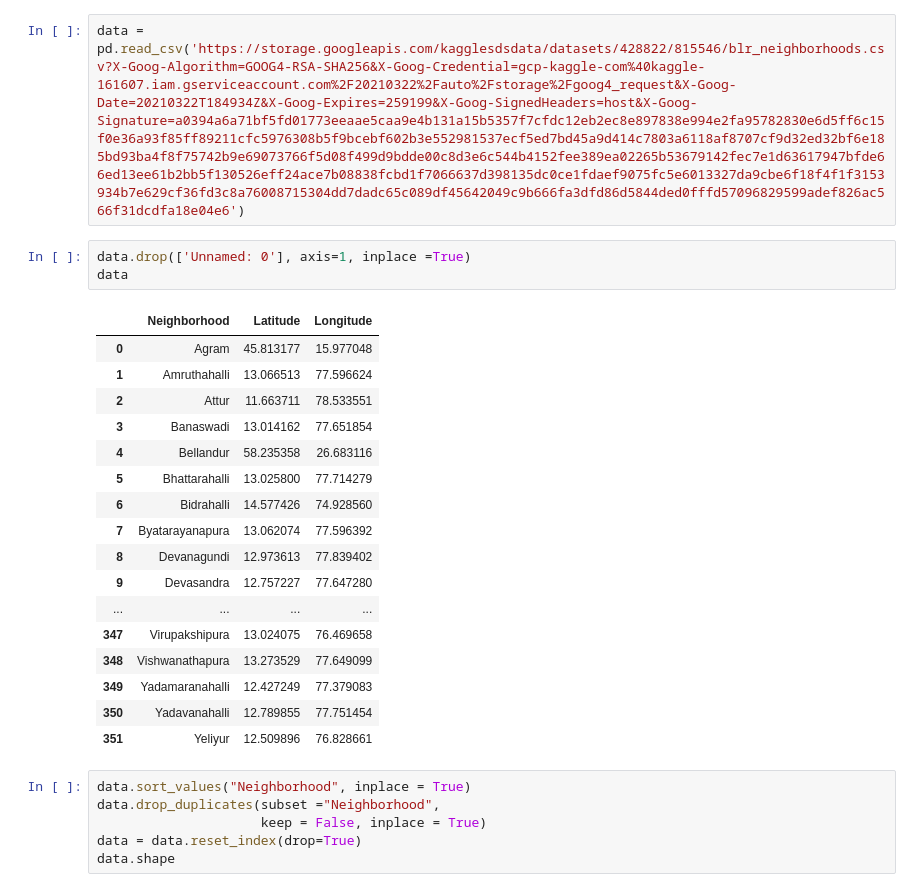
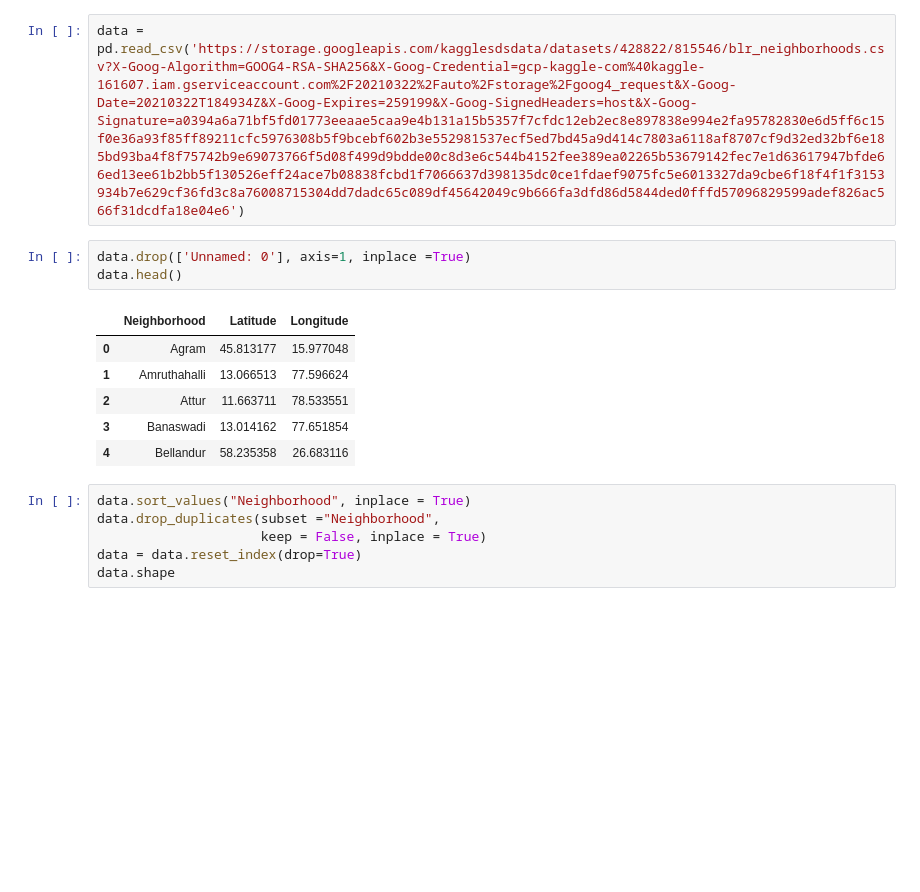
Before and after one commit to suzith257/coursera_capstone_project, a Jupyter notebook: Coursera_Capstone_Project_.ipynb, the cells around one changed output. Cells and saved outputs as stored; diff of their text form; blank space fills up the shorter version.

```diff
--- a/Coursera_Capstone_Project_.ipynb
+++ b/Coursera_Capstone_Project_.ipynb
@@ -54,24 +72,13 @@ data = pd.read_csv('https://storage.googleapis.com/kagglesdsdata/datasets/428822
 # %%
 data.drop(['Unnamed: 0'], axis=1, inplace =True)
-data
+data.head()
 # %% [output]
 |  | Neighborhood | Latitude | Longitude |
 | 0 | Agram | 45.813177 | 15.977048 |
 | 1 | Amruthahalli | 13.066513 | 77.596624 |
 | 2 | Attur | 11.663711 | 78.533551 |
 | 3 | Banaswadi | 13.014162 | 77.651854 |
 | 4 | Bellandur | 58.235358 | 26.683116 |
-| 5 | Bhattarahalli | 13.025800 | 77.714279 |
-| 6 | Bidrahalli | 14.577426 | 74.928560 |
-| 7 | Byatarayanapura | 13.062074 | 77.596392 |
-| 8 | Devanagundi | 12.973613 | 77.839402 |
-| 9 | Devasandra | 12.757227 | 77.647280 |
-| ... | ... | ... | ... |
-| 347 | Virupakshipura | 13.024075 | 76.469658 |
-| 348 | Vishwanathapura | 13.273529 | 77.649099 |
-| 349 | Yadamaranahalli | 12.427249 | 77.379083 |
-| 350 | Yadavanahalli | 12.789855 | 77.751454 |
-| 351 | Yeliyur | 12.509896 | 76.828661 |
 # %%
 data.sort_values("Neighborhood", inplace = True)
 data.drop_duplicates(subset ="Neighborhood",
```
Also changed, not shown: parts of 4 cells of this notebook.
